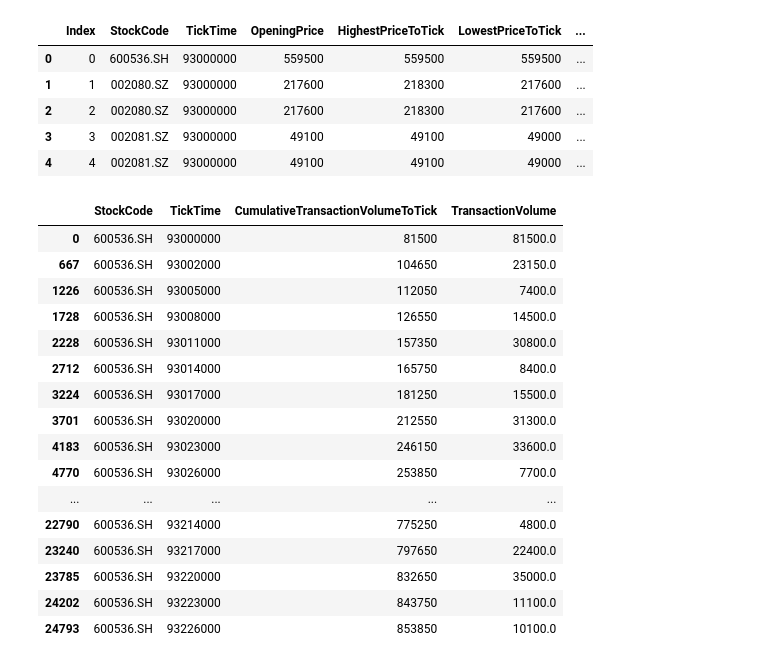
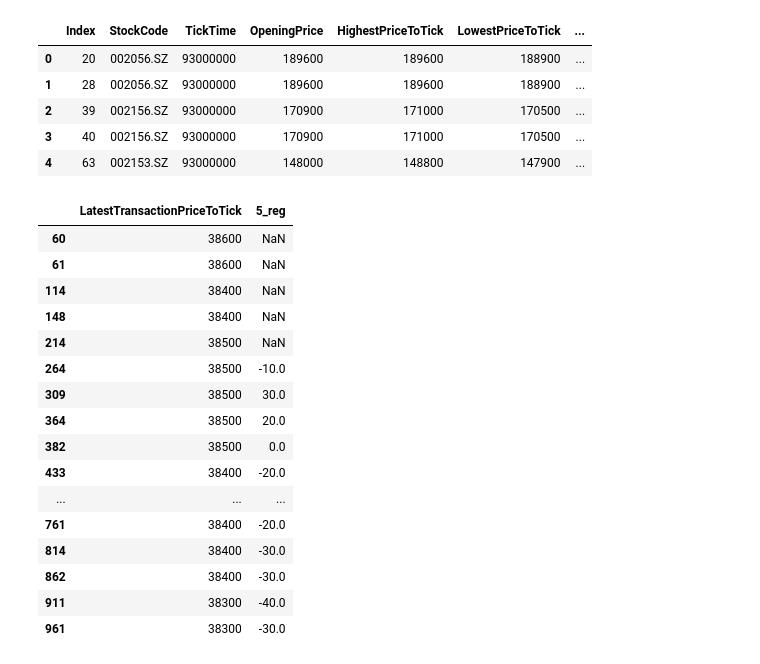
Before and after one commit to kaushikkishen/sultanTrade, a Jupyter notebook: test.ipynb, the cells around one changed output. Cells and saved outputs as stored; diff of their text form; code cells hidden in the pictures.

Commit message:
fixed n-day regression but it runs very slow. May want to look at RollingOL from statsmodels

```diff
--- a/test.ipynb
+++ b/test.ipynb
@@ -9,6 +9,6 @@ os.listdir()
 pd.set_option('display.max_columns', None)
 pd.set_option('display.max_rows', 50)
 # %%
-data = data_loader.read_csv('tickdata_20221229.csv')
+data = pd.read_csv('sample_tickdata.csv')
 data.head()
 # %% [output]
@@ -18,33 +23,31 @@ data = changeToName(data)
 data.head()
 # %% [output]
 |  | Index | StockCode | TickTime | OpeningPrice | HighestPriceToTick | LowestPriceToTick | ... |
-| 0 | 0 | 600536.SH | 93000000 | 559500 | 559500 | 559500 | ... |
-| 1 | 1 | 002080.SZ | 93000000 | 217600 | 218300 | 217600 | ... |
-| 2 | 2 | 002080.SZ | 93000000 | 217600 | 218300 | 217600 | ... |
-| 3 | 3 | 002081.SZ | 93000000 | 49100 | 49100 | 49000 | ... |
-| 4 | 4 | 002081.SZ | 93000000 | 49100 | 49100 | 49000 | ... |
+| 0 | 20 | 002056.SZ | 93000000 | 189600 | 189600 | 188900 | ... |
+| 1 | 28 | 002056.SZ | 93000000 | 189600 | 189600 | 188900 | ... |
+| 2 | 39 | 002156.SZ | 93000000 | 170900 | 171000 | 170500 | ... |
+| 3 | 40 | 002156.SZ | 93000000 | 170900 | 171000 | 170500 | ... |
+| 4 | 63 | 002153.SZ | 93000000 | 148000 | 148800 | 147900 | ... |
 # %%
-wa = TransactionVolume()
+wa = NDayRegression()
 datax = wa.transform(data)
 # %%
-datax[datax['StockCode'] == '600536.SH'].sort_values(['StockCode', 'TickTime']) \
-    [['StockCode', 'TickTime', 'CumulativeTransactionVolumeToTick',
-     'TransactionVolume']].head(50)
+datax.sort_values(['StockCode', 'TickTime']).head(20)[["LatestTransactionPriceToTick", '5_reg']]
 # %% [output]
-|  | StockCode | TickTime | CumulativeTransactionVolumeToTick | TransactionVolume |
-| 0 | 600536.SH | 93000000 | 81500 | 81500.0 |
-| 667 | 600536.SH | 93002000 | 104650 | 23150.0 |
-| 1226 | 600536.SH | 93005000 | 112050 | 7400.0 |
-| 1728 | 600536.SH | 93008000 | 126550 | 14500.0 |
-| 2228 | 600536.SH | 93011000 | 157350 | 30800.0 |
-| 2712 | 600536.SH | 93014000 | 165750 | 8400.0 |
-| 3224 | 600536.SH | 93017000 | 181250 | 15500.0 |
-| 3701 | 600536.SH | 93020000 | 212550 | 31300.0 |
-| 4183 | 600536.SH | 93023000 | 246150 | 33600.0 |
-| 4770 | 600536.SH | 93026000 | 253850 | 7700.0 |
-| ... | ... | ... | ... | ... |
-| 22790 | 600536.SH | 93214000 | 775250 | 4800.0 |
-| 23240 | 600536.SH | 93217000 | 797650 | 22400.0 |
-| 23785 | 600536.SH | 93220000 | 832650 | 35000.0 |
-| 24202 | 600536.SH | 93223000 | 843750 | 11100.0 |
-| 24793 | 600536.SH | 93226000 | 853850 | 10100.0 |
+|  | LatestTransactionPriceToTick | 5_reg |
+| 60 | 38600 | NaN |
+| 61 | 38600 | NaN |
+| 114 | 38400 | NaN |
+| 148 | 38400 | NaN |
+| 214 | 38500 | NaN |
+| 264 | 38500 | -10.0 |
+| 309 | 38500 | 30.0 |
+| 364 | 38500 | 20.0 |
+| 382 | 38500 | 0.0 |
+| 433 | 38400 | -20.0 |
+| ... | ... | ... |
+| 761 | 38400 | -20.0 |
+| 814 | 38400 | -30.0 |
+| 862 | 38400 | -30.0 |
+| 911 | 38300 | -40.0 |
+| 961 | 38300 | -30.0 |
```
Also changed, not shown: parts of 6 cells of this notebook, 1 other file.
